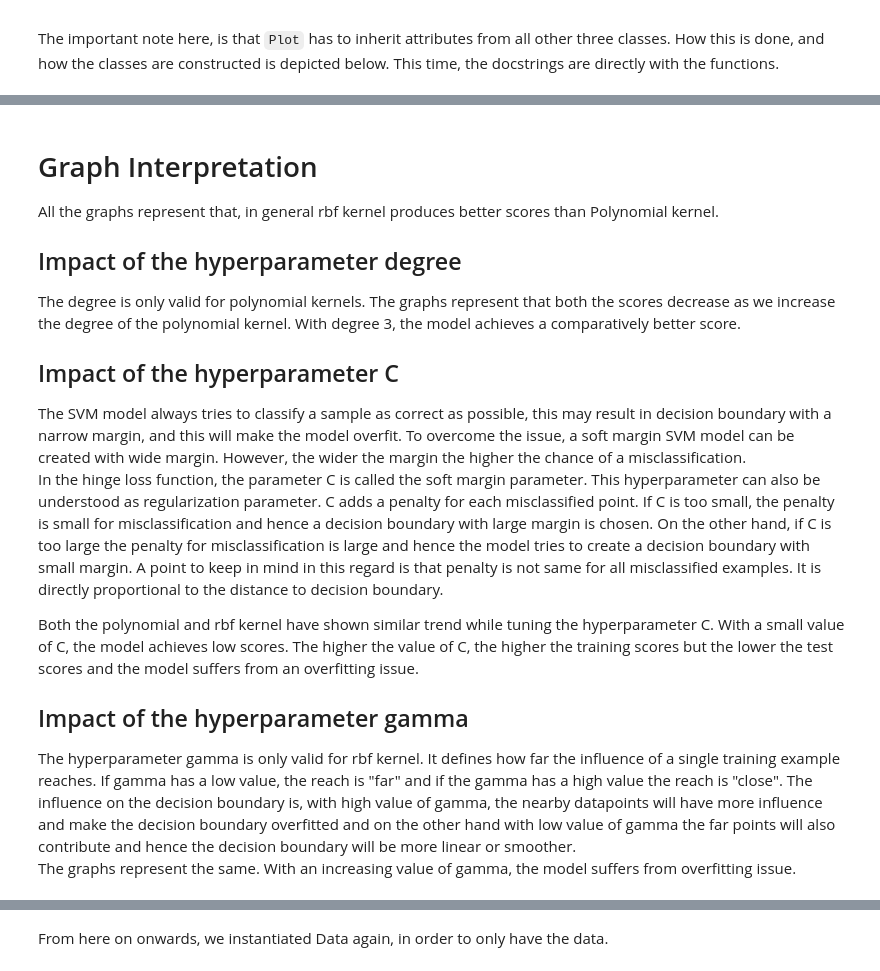
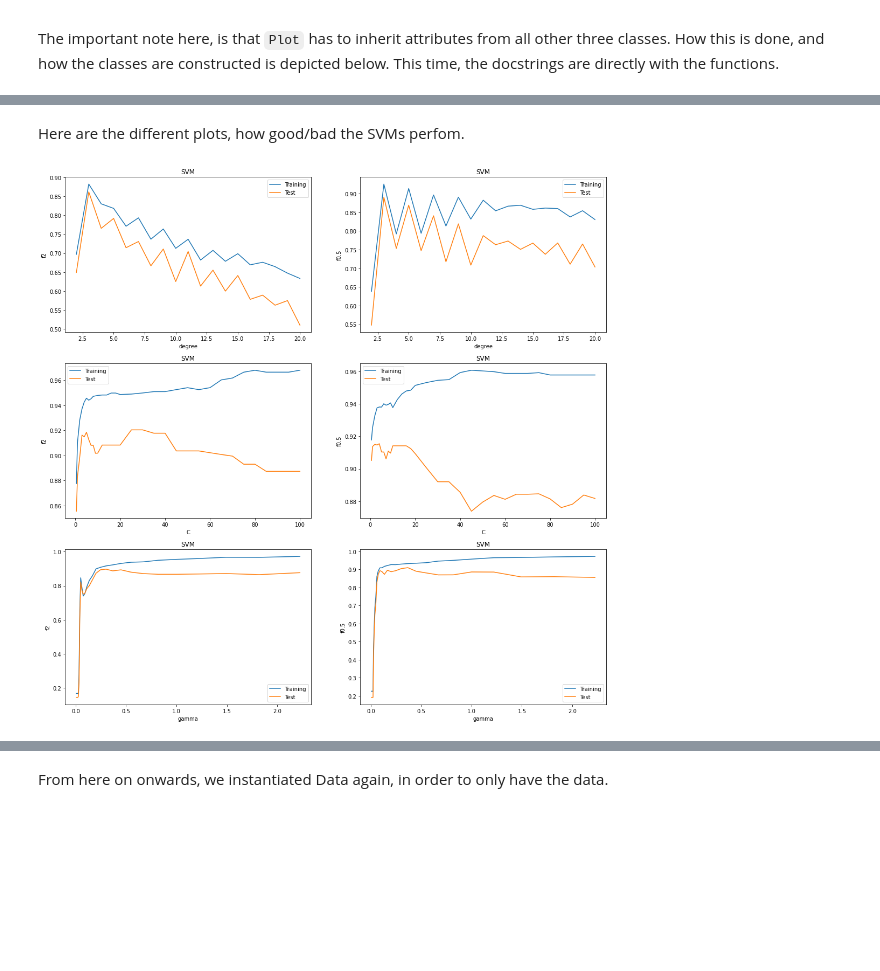
Before and after one commit to Estreuselito/Deus_ex_machina, a Jupyter notebook: Kernel/Kernel_ys.ipynb, the cells around one changed output, grey strips where cells are left out. Drawn from its saved outputs; the diff is of its cells as text; code cells hidden in the pictures; blank space fills up the shorter version.

```diff
--- a/Kernel/Kernel_ys.ipynb
+++ b/Kernel/Kernel_ys.ipynb
@@ -252,19 +25,0 @@ In our case, the dataset is balanced and our prediction requirement has equal we
-# %% [markdown]
-# Graph Interpretation #
-All the graphs represent that, in general rbf kernel produces better scores than Polynomial kernel.
-
-## Impact of the hyperparameter degree ##
-
-The degree is only valid for polynomial kernels.  The graphs represent that both the scores decrease as we increase the degree of the polynomial kernel. With degree 3, the model achieves a comparatively better score.
-
-## Impact of the hyperparameter C ##
-The SVM model always tries to classify a sample as correct as possible, this may result in decision boundary with a narrow margin, and this will make the model overfit.  To overcome the issue, a soft margin SVM model can be created with wide margin.  However, the wider the margin the higher the chance of a misclassification.
-In the hinge loss function, the parameter C is called the soft margin parameter.  This hyperparameter can also be understood as regularization parameter. C adds a penalty for each misclassified point.  If C is too small, the penalty is small for misclassification and hence a decision boundary with large margin is chosen.  On the other hand, if C is too large the penalty for misclassification is large and hence the model tries to create a decision boundary with small margin.
-A point to keep in mind in this regard is that penalty is not same for all misclassified examples. It is directly proportional to the distance to decision boundary.
-
-Both the polynomial and rbf kernel have shown similar trend while tuning the hyperparameter C. With a small value of C, the model achieves low scores.  The higher the value of C, the higher the training scores but the lower the test scores and the model suffers from an overfitting issue.
-
-## Impact of the hyperparameter gamma ##
-
-The hyperparameter gamma is only valid for rbf kernel. It defines how far the influence of a single training example reaches.  If gamma has a low value, the reach is "far" and if the gamma has a high value the reach is "close". The influence on the decision boundary is, with high value of gamma, the nearby datapoints will have more influence and make the decision boundary overfitted and on the other hand with low value of gamma the far points will also contribute and hence the decision boundary will be more linear or smoother.
-The graphs represent the same.  With an increasing value of gamma, the model suffers from overfitting issue.
@@ -270,0 +119,28 @@ The graphs represent the same.  With an increasing value of gamma, the model suf
+# %% [markdown]
+Here are the different plots, how good/bad the SVMs perfom.
+# %%
+plt.figure(figsize = (18, 18))
+plt.subplot(3, 2, 1)
+Plot(degree = np.arange(2, 21, 1), beta = 2).plot("degree")
+plt.subplot(3, 2, 2)
+Plot(degree = np.arange(2, 21, 1), beta = 0.5).plot("degree")
+plt.subplot(3, 2, 3)
+Plot(C = np.append(np.array([0.5]),
+                   np.append(
+                       np.append(
+                           np.arange(1, 10, 1),  np.arange(10, 20, 2)),
+                       np.arange(20, 101, 5))),
+     beta = 2).plot("C")
+plt.subplot(3, 2, 4)
+Plot(C = np.append(np.array([0.5]),
+                   np.append(
+                       np.append(
+                           np.arange(1, 10, 1),  np.arange(10, 20, 2)),
+                       np.arange(20, 101, 5))),
+     beta = 0.5).plot("C")
+plt.subplot(3, 2, 5)
+Plot(gamma = np.exp(np.arange(-5, 1, 0.2)), beta = 2).plot("gamma")
+plt.subplot(3, 2, 6)
+Plot(gamma = np.exp(np.arange(-5, 1, 0.2)), beta = 0.5).plot("gamma")
+# %% [output]
+[figure, added]
```
Also changed, not shown: parts of 74 cells of this notebook.
